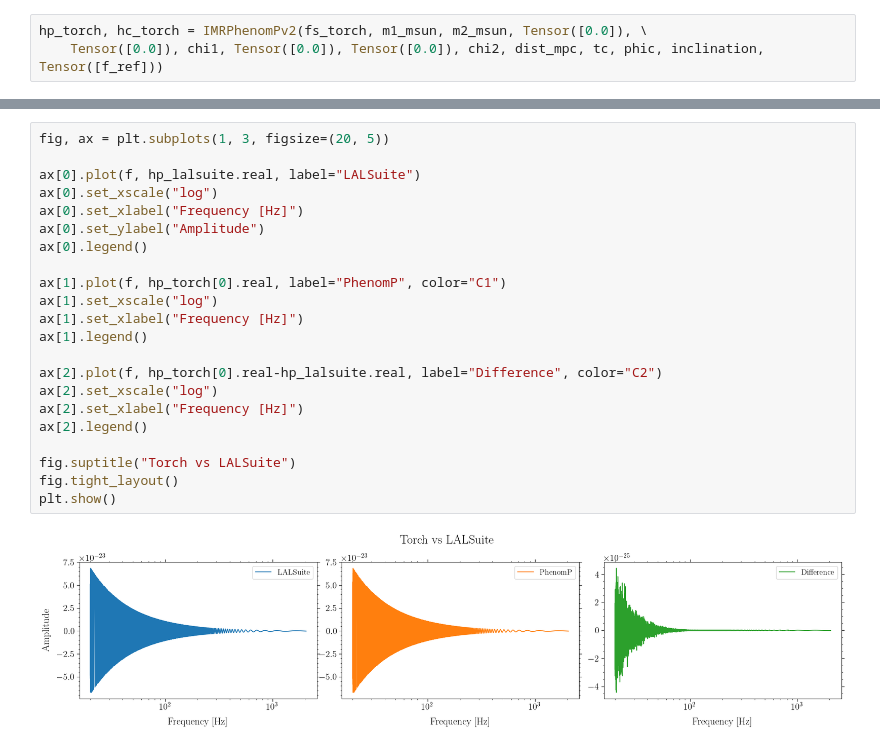
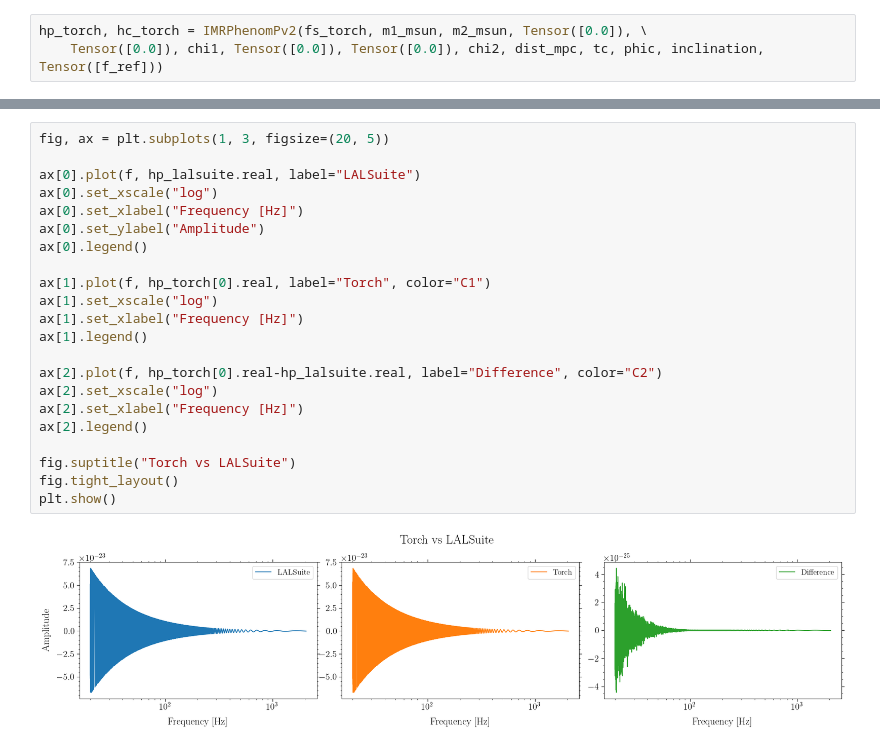
Before and after one commit to ravioli1369/IMRPhenomPv2, a Jupyter notebook: test.ipynb, the cells around one changed output, grey strips where cells are left out. Cells and saved outputs as stored; diff of their text form.

```diff
--- a/test.ipynb
+++ b/test.ipynb
@@ -208,24 +212,24 @@ plt.show()
 # %%
 fig, ax = plt.subplots(1, 3, figsize=(20, 5))
 
 ax[0].plot(f, hp_lalsuite.real, label="LALSuite")
 ax[0].set_xscale("log")
 ax[0].set_xlabel("Frequency [Hz]")
 ax[0].set_ylabel("Amplitude")
 ax[0].legend()
 
-ax[1].plot(f, hp_torch[0].real, label="PhenomP", color="C1")
+ax[1].plot(f, hp_torch[0].real, label="Torch", color="C1")
 ax[1].set_xscale("log")
 ax[1].set_xlabel("Frequency [Hz]")
 ax[1].legend()
 
 ax[2].plot(f, hp_torch[0].real-hp_lalsuite.real, label="Difference", color="C2")
 ax[2].set_xscale("log")
 ax[2].set_xlabel("Frequency [Hz]")
 ax[2].legend()
 
 fig.suptitle("Torch vs LALSuite")
 fig.tight_layout()
 plt.show()
 # %% [output]
-[figure, old version]
+[figure, new version]
```
Also changed, not shown: parts of 8 cells of this notebook.
